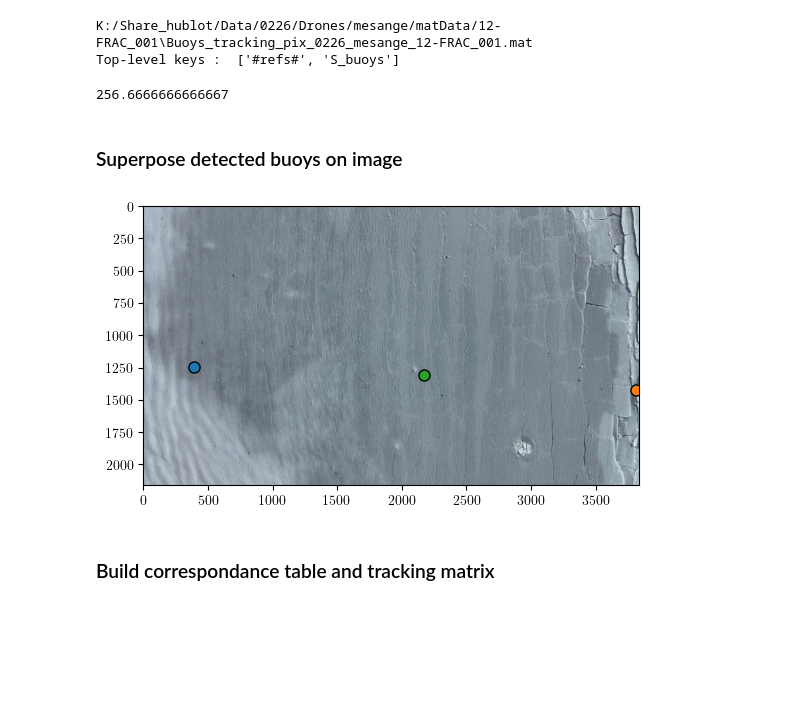
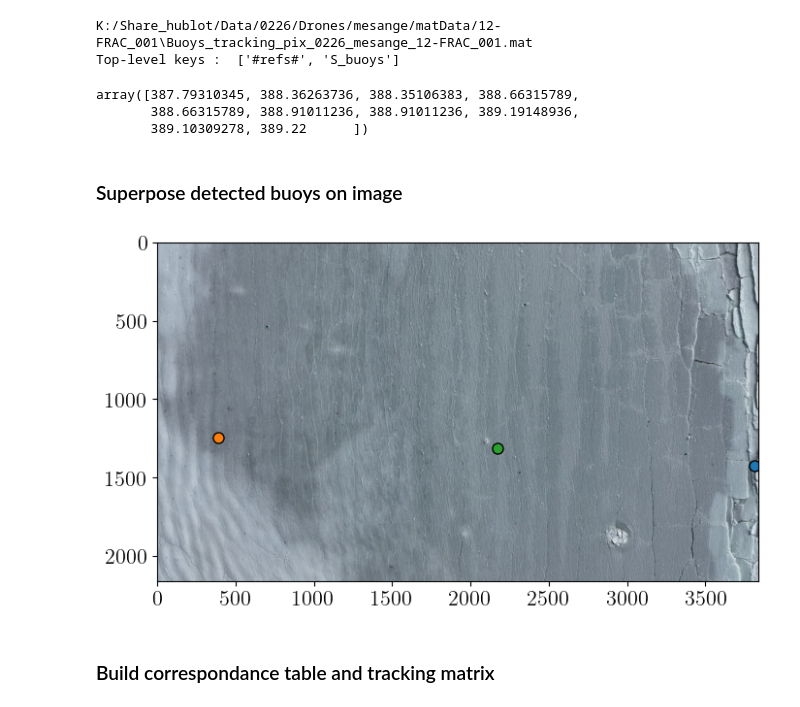
Before and after one commit to Turbotice/icewave, a Jupyter notebook: icewave/sebastien/BicWin2024/Buoys_signal_0226_2024.ipynb, the cells around one changed output. Saved outputs shown, nothing was run; the diff lists cells and outputs as text; code cells hidden in the pictures; blank space fills up the shorter version.

```diff
--- a/icewave/sebastien/BicWin2024/Buoys_signal_0226_2024.ipynb
+++ b/icewave/sebastien/BicWin2024/Buoys_signal_0226_2024.ipynb
@@ -462,25 +428,27 @@ with h5py.File(file2load,'r') as fmat:
 K:/Share_hublot/Data/0226/Drones/mesange/matData/12-FRAC_001\Buoys_tracking_pix_0226_mesange_12-FRAC_001.mat
 Top-level keys :  ['#refs#', 'S_buoys']
 # %%
-len(track['x1'])/30
+track['x3'][:10]
 # %% [output]
-256.6666666666667
+array([387.79310345, 388.36263736, 388.35106383, 388.66315789,
+       388.66315789, 388.91011236, 388.91011236, 389.19148936,
+       389.10309278, 389.22      ])
 # %% [markdown]
 ### Superpose detected buoys on image
 # %%
 fig, ax = plt.subplots()
 ax.imshow(img)
 
 # track_keys = list(track.keys())
-color_dict = {1:'tab:orange',2:'tab:green',3:'tab:blue'}
+color_dict = {1:'tab:blue',2:'tab:green',3:'tab:orange'}
 idx = 0
 for i in range(1,4):
     key_x = f'x{i}'
     key_y = f'y{i}'
 
     ax.plot(track[key_x][idx],track[key_y][idx],'o',color = color_dict[i],mec = 'k',ms = 8)
 # %% [output]
-[figure, old version]
+[figure, new version]
 # %% [markdown]
 ### Build correspondance table and tracking matrix
 # %%
```
Also changed, not shown: parts of 7 cells of this notebook, 3 other files.
